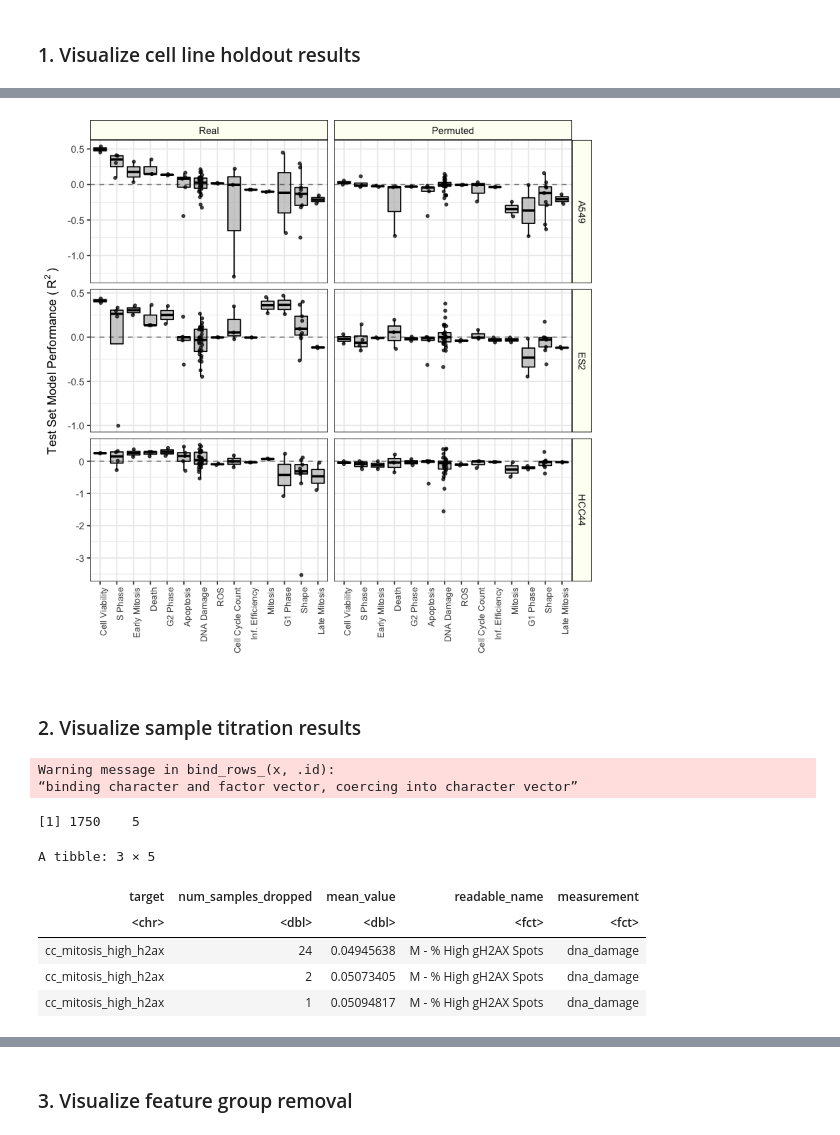
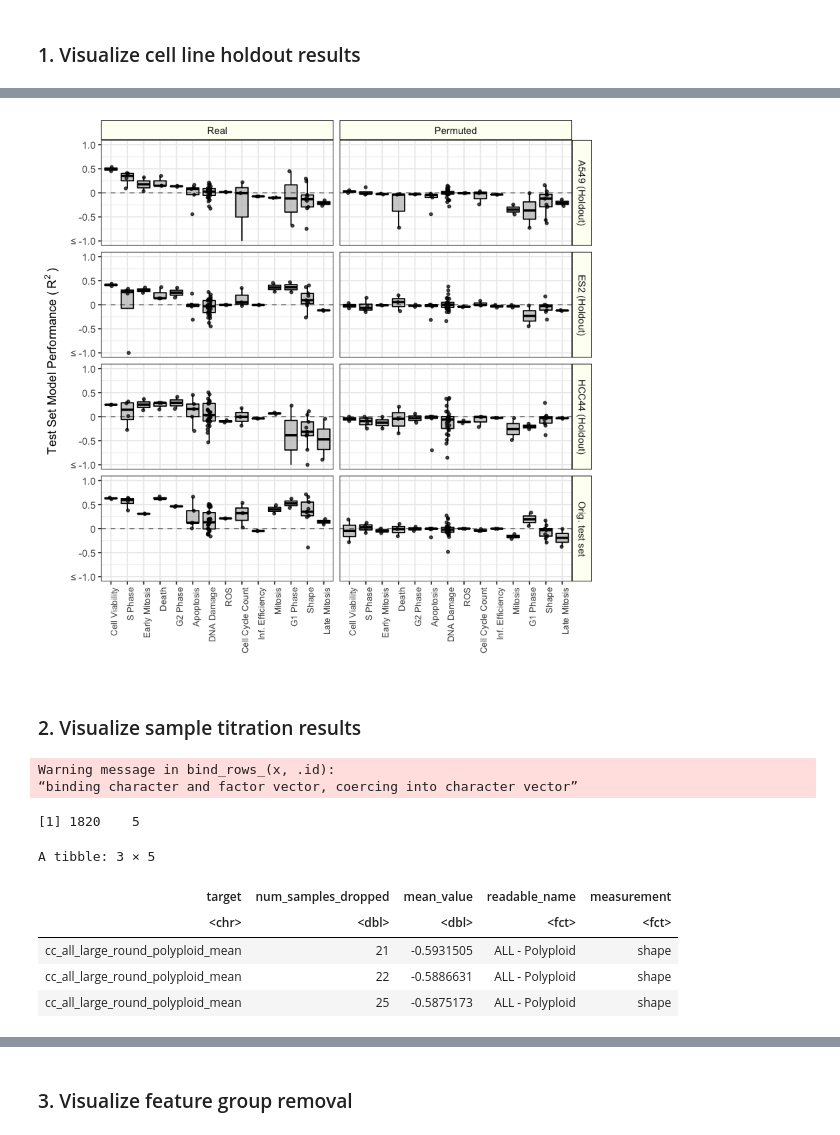
Before and after one commit to broadinstitute/cell-health, a Jupyter notebook: 6.ml-robustness/3.visualize-robustness.ipynb, the cells around one changed output, grey strips where cells are left out. Cells and saved outputs as stored; diff of their text form; code cells hidden in the pictures.

Commit message:
increase readability of figures

```diff
--- a/6.ml-robustness/3.visualize-robustness.ipynb
+++ b/6.ml-robustness/3.visualize-robustness.ipynb
@@ -73,14 +73,24 @@ label_df <- readr::read_csv(label_file, col_types = readr::cols())
 ### 1. Visualize cell line holdout results
 # %%
 cell_line_df <- cell_line_df %>%
-    dplyr::filter(metric == "r_two", data_fit == "test") %>%
-    dplyr::left_join(label_df, by = c("target" = "id"))
+    dplyr::filter(metric == "r_two", data_fit == "test")
 
 cell_line_df$shuffle <- cell_line_df$shuffle %>%
     dplyr::recode_factor(
         "shuffle_false" = "Real",
         "shuffle_true" = "Permuted"
     )
+
+cell_line_df <- cell_line_df %>%
+    dplyr::bind_rows(
+        original_df %>%
+            dplyr::filter(metric == "r_two",
+                          y_transform == "raw",
+                          cell_line == "all",
+                          data_fit == "test")
+    ) %>%
+    dplyr::left_join(label_df, by = c("target" = "id")) %>%
+    dplyr::mutate(truncated_value = ifelse(value < -1, -1, value))
 
 cell_line_df$measurement <- dplyr::recode(cell_line_df$measurement, "metadata" = "other")
 
@@ -101,9 +111,17 @@ assay_measurement_order <- cell_line_df %>%
 cell_line_df$measurement_ordered <- factor(
     cell_line_df$measurement_ordered, levels = assay_measurement_order
 )
+
+cell_line_df$cell_line <- cell_line_df$cell_line %>%
+    dplyr::recode_factor(
+        "A549" = "A549 (Holdout)",
+        "ES2" = "ES2 (Holdout)",
+        "HCC44" = "HCC44 (Holdout)",
+        "all" = "Orig. test set",
+    )
 # %%
 cell_line_gg <- ggplot(cell_line_df,
-       aes(y = value, x = measurement_ordered)) +
+       aes(y = truncated_value, x = measurement_ordered)) +
     geom_boxplot(fill = "grey",
                  alpha = 0.72,
                  size = 0.5,
@@ -115,12 +133,18 @@ cell_line_gg <- ggplot(cell_line_df,
                  shape = 21,
                  width = 0.1,
                  color = "black") +
+    scale_y_continuous(
+        limits = c(-1, 1),
+        breaks = c(-1.0, -0.5, 0, 0.5, 1.0),
+        labels = c("\u2264 -1.0", "-0.5", "0", "0.5", "1.0")
+        ) +
     ylab(bquote("Test Set Model Performance ("~R^2~")")) +
     xlab("") +
     geom_hline(yintercept = 0,
                alpha = 0.5,
                linetype = "dashed") +
-    facet_grid(cell_line~shuffle, scales = "free_y") +
+    facet_grid(cell_line~shuffle,
+               scales = "free_y") +
     theme_bw() +
     theme(axis.text.x = element_text(angle = 90, hjust = 1, size = 8),
           legend.position = "none",
@@ -133,18 +174,23 @@ cell_line_gg
-[figure, old version]
+[figure, new version]
 # %% [markdown]
 ### 2. Visualize sample titration results
 # %%
 # Append original results to sample titration
-sample_df <- sample_df %>% dplyr::bind_rows(
-    original_df %>%
-        dplyr::filter(shuffle == "shuffle_false", cell_line == "all") %>%
-        dplyr::mutate(num_samples_dropped = 0, iteration = 0)
-) %>%
+sample_df <- sample_df %>%
+    dplyr::filter(
+        metric == "r_two", shuffle == "shuffle_false", cell_line == "all", data_fit == "test"
+    ) %>%
+    dplyr::bind_rows(
+        original_df %>%
+            dplyr::filter(
+                metric == "r_two", shuffle == "Real", cell_line == "all", data_fit == "test"
+            ) %>%
+            dplyr::mutate(num_samples_dropped = 0, iteration = 0)
+        ) %>%
     dplyr::left_join(label_df, by = c("target" = "id")) %>%
     dplyr::group_by(target, num_samples_dropped) %>%
     dplyr::mutate(mean_value = mean(value)) %>%
     dplyr::ungroup() %>%
-    dplyr::filter(data_fit == "test", metric == "r_two") %>%
     dplyr::arrange(mean_value) %>%
     dplyr::distinct(target, num_samples_dropped, mean_value, readable_name, measurement)
 
@@ -180,13 +226,13 @@ head(sample_df, 3)
 # %% [output]
 Warning message in bind_rows_(x, .id):
 “binding character and factor vector, coercing into character vector”
-[1] 1750    5
+[1] 1820    5
 A tibble: 3 × 5
 | target | num_samples_dropped | mean_value | readable_name | measurement |
 | <chr> | <dbl> | <dbl> | <fct> | <fct> |
-| cc_mitosis_high_h2ax | 24 | 0.04945638 | M - % High gH2AX Spots | dna_damage |
-| cc_mitosis_high_h2ax | 2 | 0.05073405 | M - % High gH2AX Spots | dna_damage |
-| cc_mitosis_high_h2ax | 1 | 0.05094817 | M - % High gH2AX Spots | dna_damage |
+| cc_all_large_round_polyploid_mean | 21 | -0.5931505 | ALL - Polyploid | shape |
+| cc_all_large_round_polyploid_mean | 22 | -0.5886631 | ALL - Polyploid | shape |
+| cc_all_large_round_polyploid_mean | 25 | -0.5875173 | ALL - Polyploid | shape |
 # %%
 avg_results_full_df <- sample_df %>%
     dplyr::group_by(num_samples_dropped) %>%
```
Also changed, not shown: parts of 9 cells of this notebook, 4 other files.
